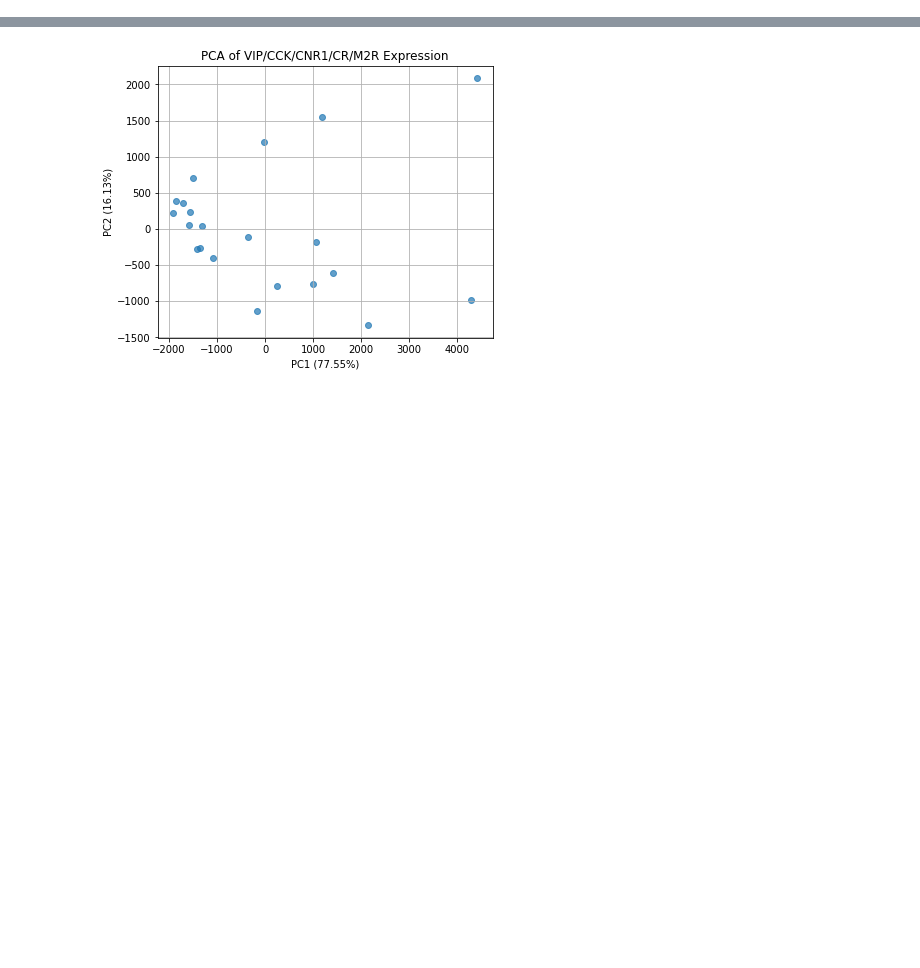
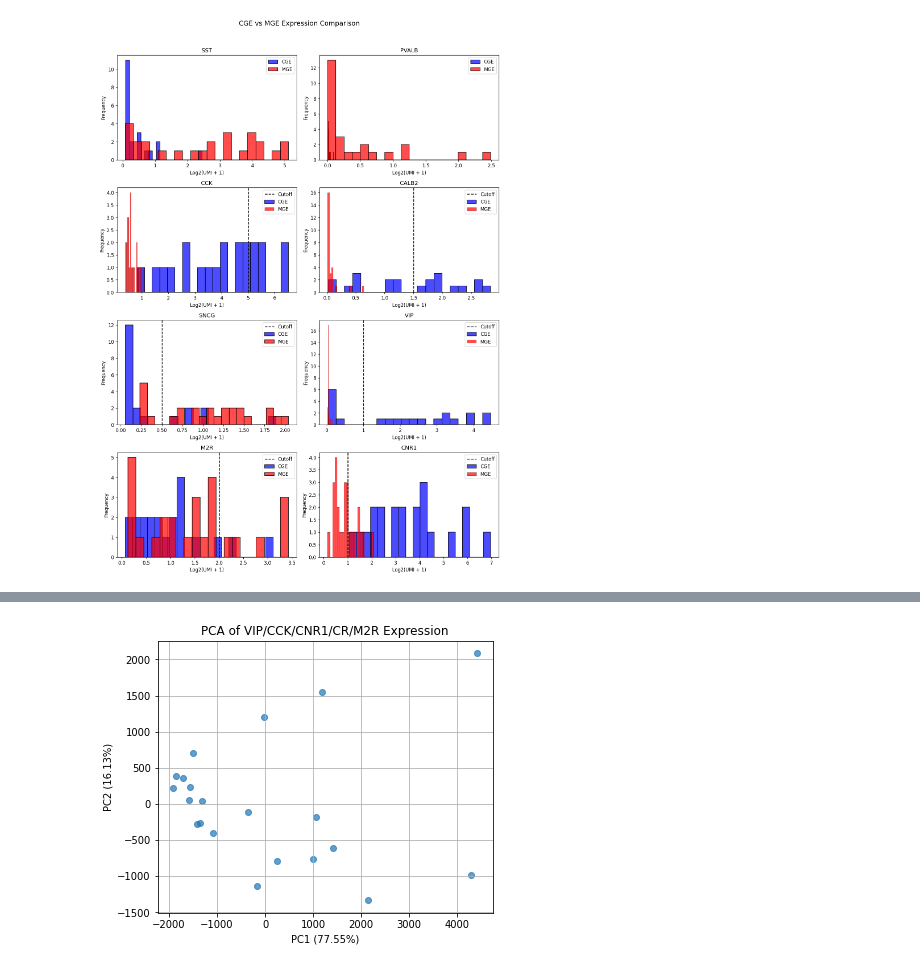
Before and after one commit to explorerwjy/CellTypeBias_VIP, a Jupyter notebook: notebooks/VIP_OtherMarkers.ipynb, the cells around one changed output, grey strips where cells are left out. Drawn from its saved outputs; the diff is of its cells as text; code cells hidden in the pictures; blank space fills up the shorter version.

```diff
--- a/notebooks/VIP_OtherMarkers.ipynb
+++ b/notebooks/VIP_OtherMarkers.ipynb
@@ -228,8 +30,0 @@ plot_beta_distribution(CCKBC, ISI2, ISI3, Other, VIP_Neg, label="SCZ_Bias")
-# %%
-PBS_CGE = HumanCT_res_df_GeneL[HumanCT_res_df_GeneL["Supercluster"]=="CGE interneuron"]
-for i, row in PBS_CGE.iterrows():
-    PBS_CGE.loc[i, "VIP_ExpL"] = ExpL.loc[GeneSymbol2Entrez["VIP"], i]
-    PBS_CGE.loc[i, "CCK_ExpL"] = ExpL.loc[GeneSymbol2Entrez["CCK"], i]
-    PBS_CGE.loc[i, "CR_ExpL"] = ExpL.loc[GeneSymbol2Entrez["CALB2"], i]
-    PBS_CGE.loc[i, "M2R_ExpL"] = ExpL.loc[GeneSymbol2Entrez["CHRM2"], i]
-PBS_CGE.head(5)
@@ -285,8 +30,0 @@ plot_beta_distribution(CCKBC, ISI2, ISI3, Other, VIP_Neg, label="p_beta_perm_Log
-# %%
-Biases_CGE = TmpDF[TmpDF["Supercluster"]=="CGE interneuron"]
-for i, row in Biases_CGE.iterrows():
-    Biases_CGE.loc[i, "VIP_ExpL"] = TPM.loc[GeneSymbol2Entrez["VIP"], i]
-    Biases_CGE.loc[i, "CCK_ExpL"] = TPM.loc[GeneSymbol2Entrez["CCK"], i]
-    Biases_CGE.loc[i, "CNR1_ExpL"] = TPM.loc[GeneSymbol2Entrez["CNR1"], i]
-    Biases_CGE.loc[i, "CR_ExpL"] = TPM.loc[GeneSymbol2Entrez["CALB2"], i]
-    Biases_CGE.loc[i, "M2R_ExpL"] = TPM.loc[GeneSymbol2Entrez["CHRM2"], i]
@@ -360,0 +31,4 @@ plt.show()
+# %%
+ExpL = pd.read_csv("/home/jw3514/Work/CellType_Psy/dat/HumanCTExpressionMats/Human.CT.Exp.Entrez.csv", index_col=0)
+ExpL.columns = [int(x) for x in ExpL.columns.values]
+ExpL = ExpL.applymap(lambda x: np.log2(x + 1))
@@ -360,0 +39,78 @@ plt.show()
+# %%
+CGE_idx = Anno[Anno["Supercluster"]=="CGE interneuron"].index.values
+MGE_idx = Anno[Anno["Supercluster"]=="MGE interneuron"].index.values
+
+# Define markers to plot
+markers = {
+    'SST': GeneSymbol2Entrez["SST"],
+    'PVALB': GeneSymbol2Entrez["PVALB"],
+    "CCK": GeneSymbol2Entrez["CCK"],
+    "CALB2": GeneSymbol2Entrez["CALB2"],
+    "SNCG": GeneSymbol2Entrez["SNCG"],
+    "VIP": GeneSymbol2Entrez["VIP"],
+    "M2R": GeneSymbol2Entrez["CHRM2"],
+    "CNR1": GeneSymbol2Entrez["CNR1"]
+}
+
+cutoffs = {
+    "VIP": 1,
+    "CCK": 5,
+    "CR": 1.5,
+    "SNCG": 0.5,
+    "M2R": 2,
+    "CNR1": 1
+}
+
+# Calculate number of rows needed (2 markers per row)
+n_markers = len(markers)
+n_cols = 2
+n_rows = math.ceil(n_markers / n_cols)
+
+# Create subplot layout
+fig, axes = plt.subplots(n_rows, n_cols, figsize=(12, 4*n_rows), dpi=120)
+fig.suptitle("CGE vs MGE Expression Comparison", fontsize=14, y=1.02)
+
+# Flatten axes array for easier indexing
+if n_rows == 1:
+    axes = axes.reshape(1, -1)
+axes = axes.flatten()
+
+for idx, (marker_name, entrez_id) in enumerate(markers.items()):
+    cge_expr = ExpL.loc[entrez_id, CGE_idx]
+    mge_expr = ExpL.loc[entrez_id, MGE_idx]
+    ax = axes[idx]
+    sns.histplot(cge_expr, bins=20, ax=ax, color='blue', alpha=0.7, label='CGE')
+    sns.histplot(mge_expr, bins=20, ax=ax, color='red', alpha=0.7, label='MGE')
+    ax.set_title(f"{marker_name}")
+    ax.set_xlabel("Log2(UMI + 1)")
+    ax.set_ylabel("Frequency")
+    ax.legend()
+
+    # Add vertical line for cutoff if available
+    cutoff_val = None
+    # We match marker_name to key in cutoffs (marker_name or e.g. 'CR' for 'CALB2')
+    cutoff_key = marker_name
+    if marker_name == "CALB2":
+        cutoff_key = "CR"  # CALB2 is the gene, CR is the marker label for cutoff
+    if cutoff_key in cutoffs:
+        cutoff_val = cutoffs[cutoff_key]
+    if cutoff_val is not None:
+        ax.axvline(cutoff_val, color="k", linestyle="--", linewidth=1.5, label="Cutoff")
+        # To avoid duplicate legends, only add cutoff to one handle per ax
+        handles, labels = ax.get_legend_handles_labels()
+        # Remove duplicate "Cutoff" if already present
+        if labels.count("Cutoff") > 1:
+            cutoff_indices = [i for i, label in enumerate(labels) if label == "Cutoff"]
+            for i in cutoff_indices[1:]:
+                del handles[i]
+                del labels[i]
+        ax.legend(handles, labels)
+
+# Hide any unused subplots
+for idx in range(n_markers, len(axes)):
+    axes[idx].set_visible(False)
+
+plt.tight_layout()
+plt.show()
+# %% [output]
+[figure, added]
```
Also changed, not shown: parts of 49 cells of this notebook, 7 other files.
